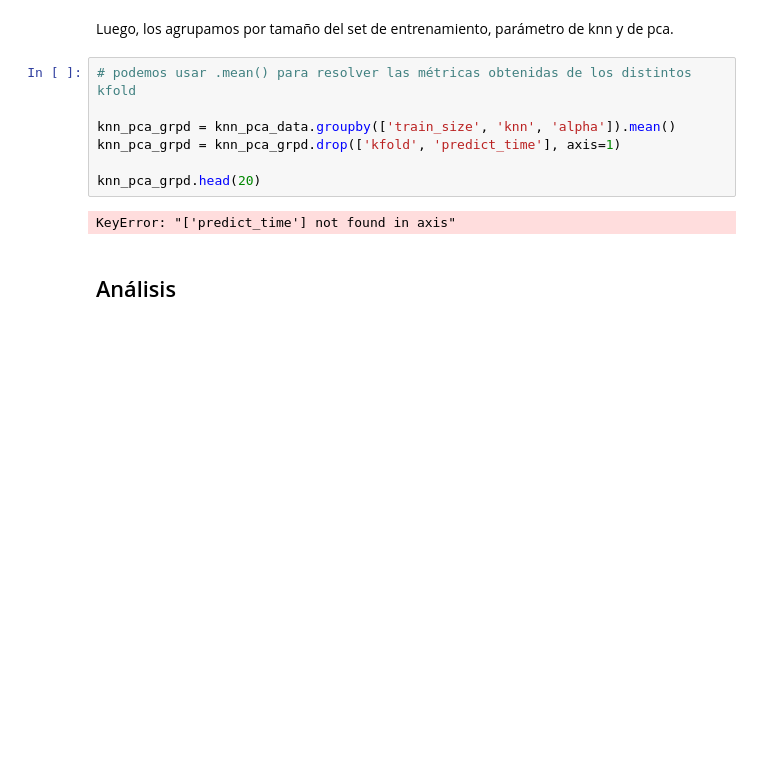
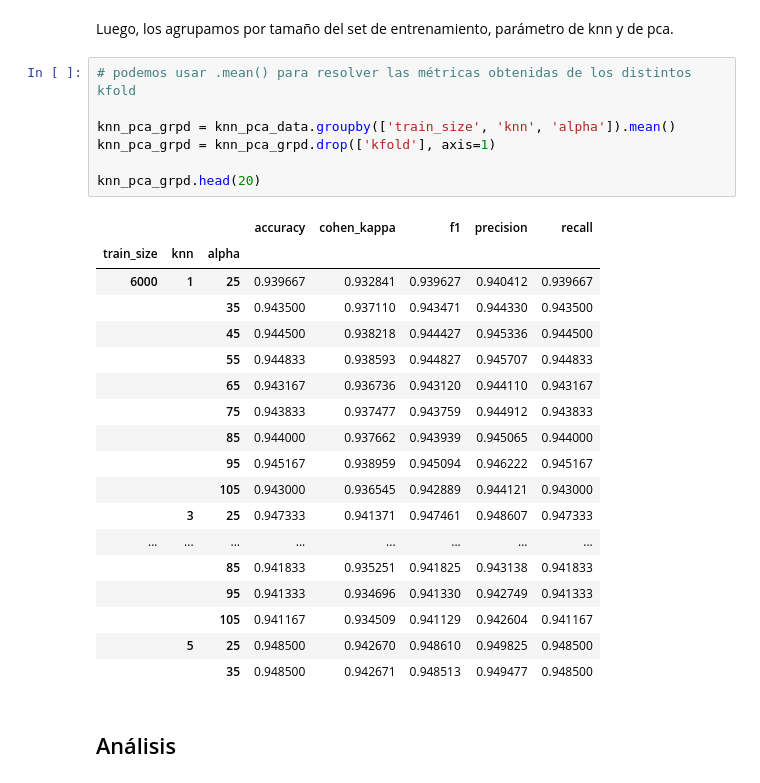
Before and after one commit to fzanollo/metodos-num, a Jupyter notebook: tp2/notebooks/tamanio_dataset/data_size_parametros_optimos.ipynb, the cells around one changed output. Cells and saved outputs as stored; diff of their text form; blank space fills up the shorter version.

```diff
--- a/tp2/notebooks/tamanio_dataset/data_size_parametros_optimos.ipynb
+++ b/tp2/notebooks/tamanio_dataset/data_size_parametros_optimos.ipynb
@@ -238,12 +238,29 @@ Luego, los agrupamos por tamaño del set de entrenamiento, parámetro de knn y d
 # %%
 # podemos usar .mean() para resolver las métricas obtenidas de los distintos kfold
 
 knn_pca_grpd = knn_pca_data.groupby(['train_size', 'knn', 'alpha']).mean()
-knn_pca_grpd = knn_pca_grpd.drop(['kfold', 'predict_time'], axis=1)
+knn_pca_grpd = knn_pca_grpd.drop(['kfold'], axis=1)
 
 knn_pca_grpd.head(20)
 # %% [output]
-KeyError: "['predict_time'] not found in axis"
+|  |  |  | accuracy | cohen_kappa | f1 | precision | recall |
+| train_size | knn | alpha |  |  |  |  |  |
+| 6000 | 1 | 25 | 0.939667 | 0.932841 | 0.939627 | 0.940412 | 0.939667 |
+|  |  | 35 | 0.943500 | 0.937110 | 0.943471 | 0.944330 | 0.943500 |
+|  |  | 45 | 0.944500 | 0.938218 | 0.944427 | 0.945336 | 0.944500 |
+|  |  | 55 | 0.944833 | 0.938593 | 0.944827 | 0.945707 | 0.944833 |
+|  |  | 65 | 0.943167 | 0.936736 | 0.943120 | 0.944110 | 0.943167 |
+|  |  | 75 | 0.943833 | 0.937477 | 0.943759 | 0.944912 | 0.943833 |
+|  |  | 85 | 0.944000 | 0.937662 | 0.943939 | 0.945065 | 0.944000 |
+|  |  | 95 | 0.945167 | 0.938959 | 0.945094 | 0.946222 | 0.945167 |
+|  |  | 105 | 0.943000 | 0.936545 | 0.942889 | 0.944121 | 0.943000 |
+|  | 3 | 25 | 0.947333 | 0.941371 | 0.947461 | 0.948607 | 0.947333 |
+| ... | ... | ... | ... | ... | ... | ... | ... |
+|  |  | 85 | 0.941833 | 0.935251 | 0.941825 | 0.943138 | 0.941833 |
+|  |  | 95 | 0.941333 | 0.934696 | 0.941330 | 0.942749 | 0.941333 |
+|  |  | 105 | 0.941167 | 0.934509 | 0.941129 | 0.942604 | 0.941167 |
+|  | 5 | 25 | 0.948500 | 0.942670 | 0.948610 | 0.949825 | 0.948500 |
+|  |  | 35 | 0.948500 | 0.942671 | 0.948513 | 0.949477 | 0.948500 |
 # %% [markdown]
 ## Análisis
 # %% [markdown]
```
Also changed, not shown: parts of 1 cell of this notebook, 1 other file.
